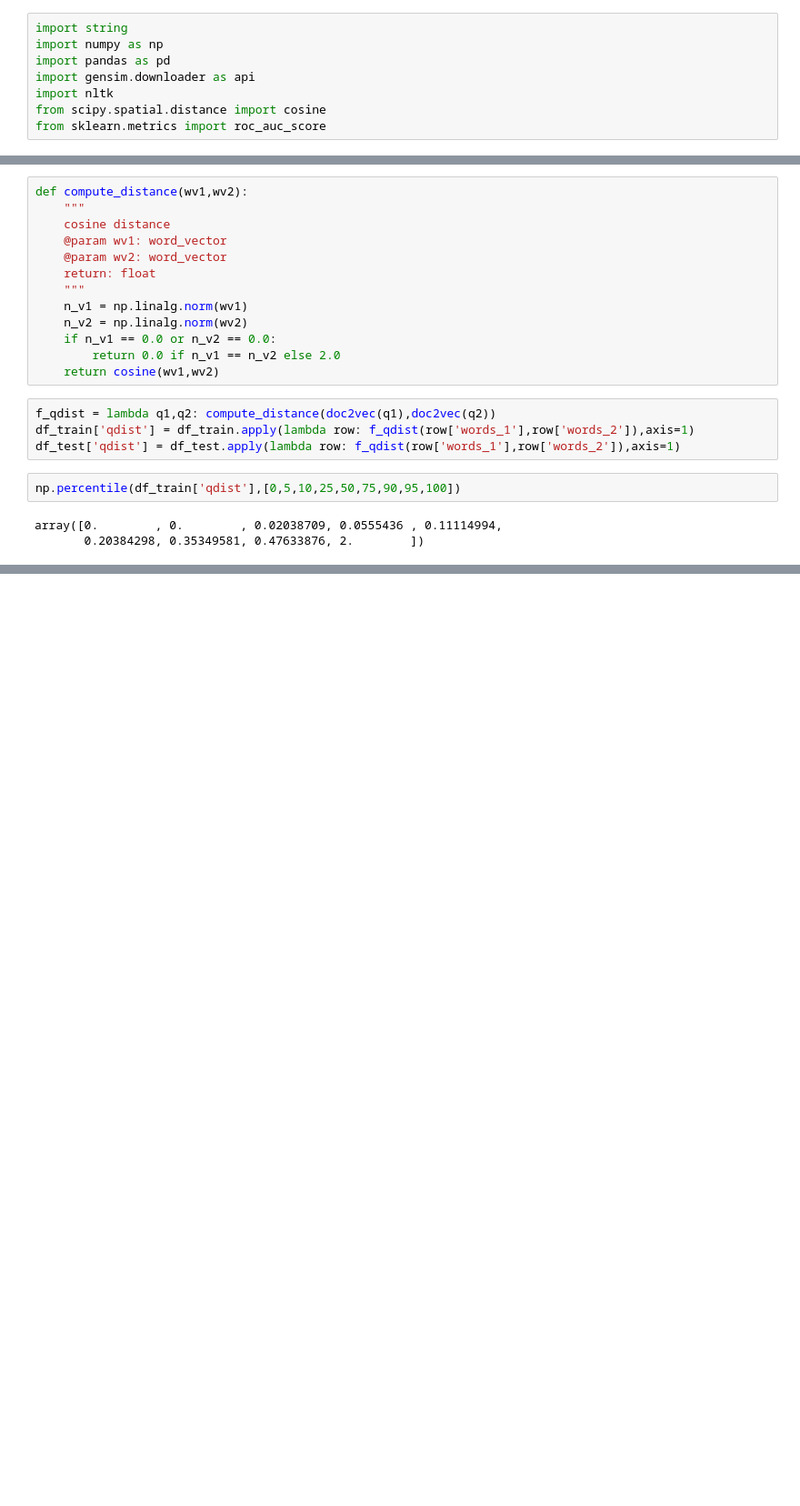
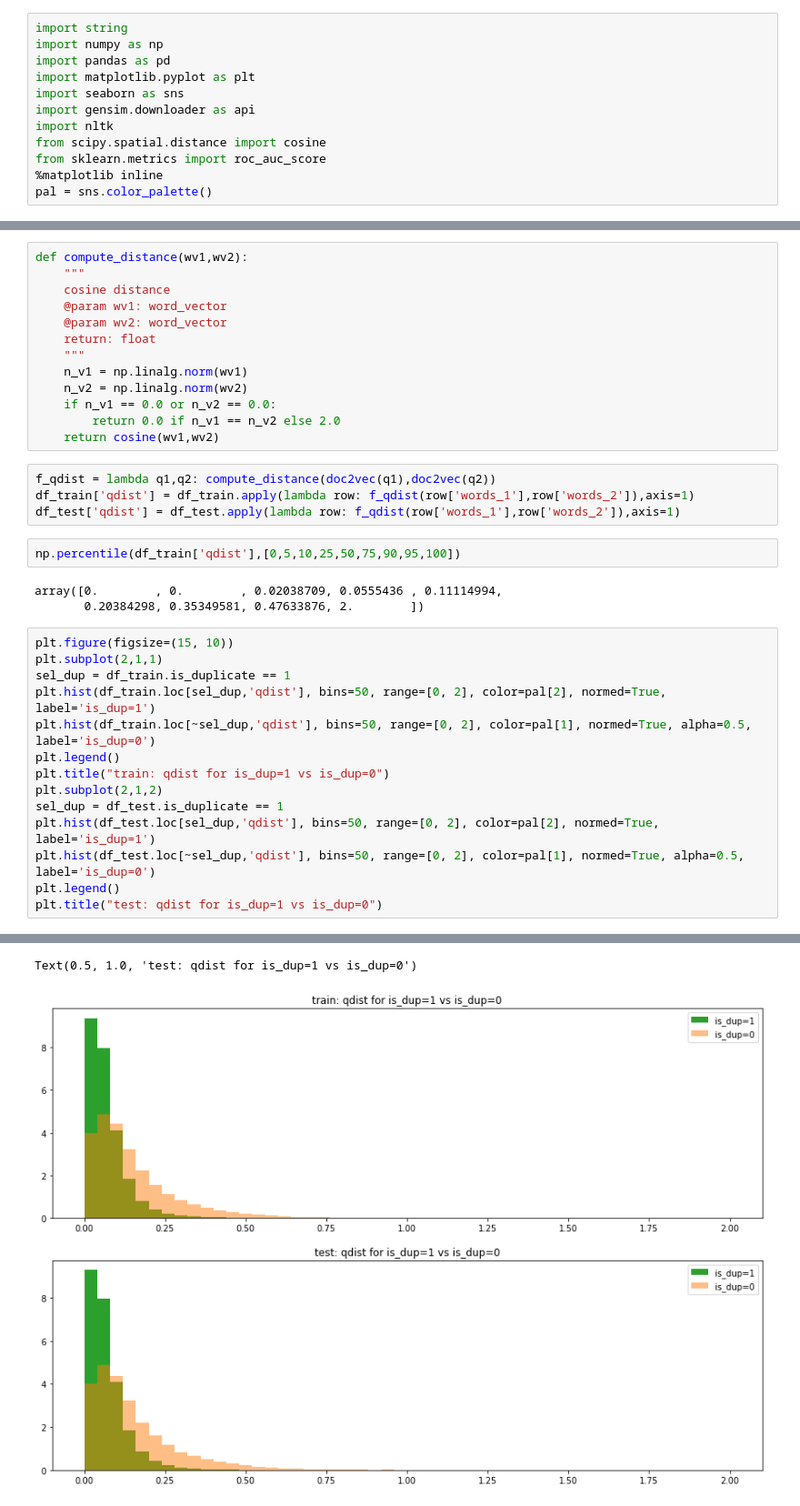
Before and after one commit to shiyuangu/cs230-project, a Jupyter notebook: word2vec.ipynb, the cells around one changed output, grey strips where cells are left out. Shown at 91% size. Cells and saved outputs as stored; diff of their text form; blank space fills up the shorter version.

```diff
--- a/word2vec.ipynb
+++ b/word2vec.ipynb
@@ -2,10 +2,14 @@
 import string
 import numpy as np
 import pandas as pd
+import matplotlib.pyplot as plt
+import seaborn as sns
 import gensim.downloader as api
 import nltk
 from scipy.spatial.distance import cosine
 from sklearn.metrics import roc_auc_score
+%matplotlib inline
+pal = sns.color_palette()
 # %%
 df_train = pd.read_pickle("train_pp.pkl")
 df_test = pd.read_pickle("test_pp.pkl")
@@ -70,3 +74,18 @@ np.percentile(df_train['qdist'],[0,5,10,25,50,75,90,95,100])
 # %% [output]
 array([0.        , 0.        , 0.02038709, 0.0555436 , 0.11114994,
        0.20384298, 0.35349581, 0.47633876, 2.        ])
+# %%
+plt.figure(figsize=(15, 10))
+plt.subplot(2,1,1)
+sel_dup = df_train.is_duplicate == 1
+plt.hist(df_train.loc[sel_dup,'qdist'], bins=50, range=[0, 2], color=pal[2], normed=True, label='is_dup=1')
+plt.hist(df_train.loc[~sel_dup,'qdist'], bins=50, range=[0, 2], color=pal[1], normed=True, alpha=0.5, label='is_dup=0')
+plt.legend()
+plt.title("train: qdist for is_dup=1 vs is_dup=0")
+plt.subplot(2,1,2)
+sel_dup = df_test.is_duplicate == 1
+plt.hist(df_test.loc[sel_dup,'qdist'], bins=50, range=[0, 2], color=pal[2], normed=True, label='is_dup=1')
+plt.hist(df_test.loc[~sel_dup,'qdist'], bins=50, range=[0, 2], color=pal[1], normed=True, alpha=0.5, label='is_dup=0')
+plt.legend()
+plt.title("test: qdist for is_dup=1 vs is_dup=0")
+# %% [output]
@@ -73,3 +94,5 @@ array([0.        , 0.        , 0.02038709, 0.0555436 , 0.11114994,
+Text(0.5, 1.0, 'test: qdist for is_dup=1 vs is_dup=0')
+[figure, added]
 # %%
 #sanity check: what are the pair of zero qdist like?
 sel = df_train['qdist'] == 0.
```
Also changed, not shown: parts of 6 cells of this notebook.
